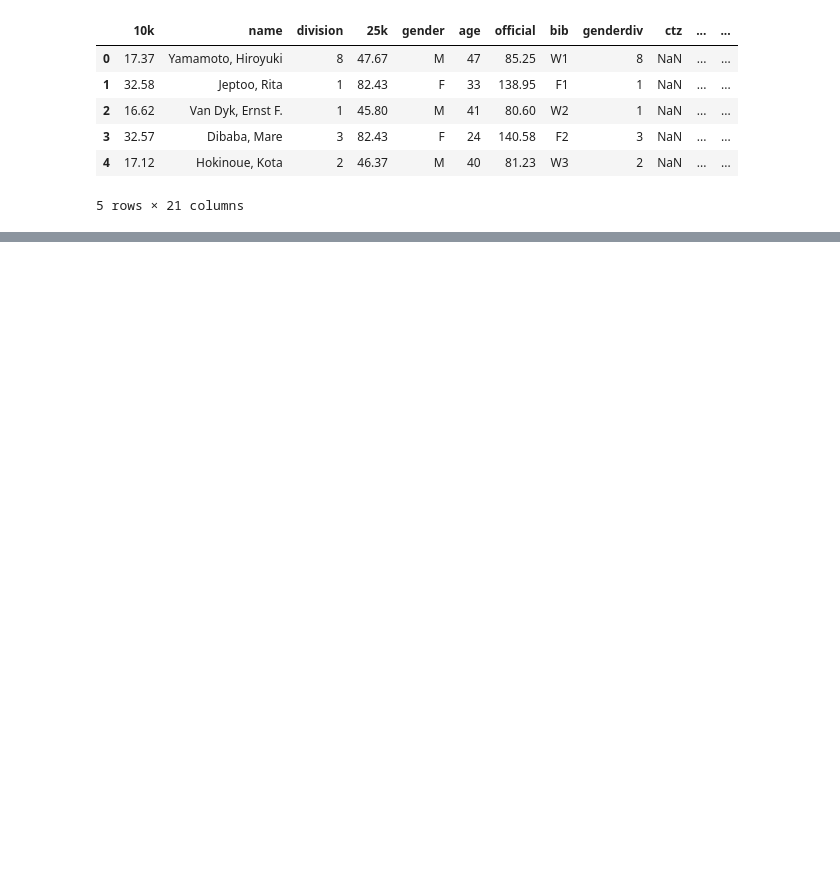
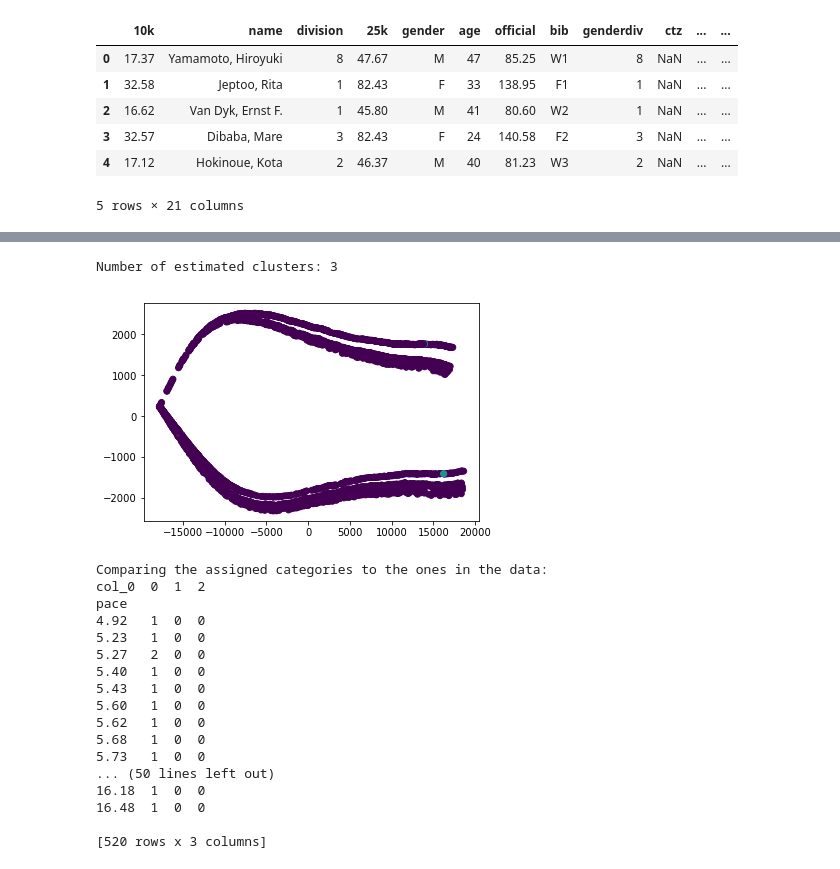
Before and after one commit to Schmidt8181/UnsupervisedLearning, a Jupyter notebook: BostonMarathon.ipynb, the cells around one changed output, grey strips where cells are left out. Drawn from its saved outputs; the diff is of its cells as text; code cells hidden in the pictures; blank space fills up the shorter version.

```diff
--- a/BostonMarathon.ipynb
+++ b/BostonMarathon.ipynb
@@ -12,8 +12,8 @@ from sklearn.decomposition import PCA
 %matplotlib inline
 # %%
 data_path = ("https://raw.githubusercontent.com/llimllib/bostonmarathon/master/results/2014/results.csv")
-df = pd.read_csv(data_path)
-df.head()
+boston = pd.read_csv(data_path)
+boston.head()
 # %% [output]
 |  | 10k | name | division | 25k | gender | age | official | bib | genderdiv | ctz | ... | ... |
 | 0 | 17.37 | Yamamoto, Hiroyuki | 8 | 47.67 | M | 47 | 85.25 | W1 | 8 | NaN | ... | ... |
@@ -24,0 +161,6 @@ df.head()
+# %%
+# Make X and Y here
+# all the other examples for clustering don't have cat variables without numerical values
+X = boston.iloc[:, [0,2,3,5,6,8,9,10,12,13,14,15,18]]
+y = boston.iloc[:, 11]
+# don't know if y needs to be binary...
@@ -24,0 +178,56 @@ df.head()
+# %%
+# Mean Shift!
+bandwidth = estimate_bandwidth(X_train, quantile=0.2, n_samples=500)
+
+# Declare and fit the model.
+ms = MeanShift(bandwidth=bandwidth, bin_seeding=True)
+ms.fit(X_train)
+
+# Extract cluster assignments for each data point.
+labels = ms.labels_
+
+# Coordinates of the cluster centers.
+cluster_centers = ms.cluster_centers_
+
+# Count our clusters.
+n_clusters_ = len(np.unique(labels))
+
+print("Number of estimated clusters: {}".format(n_clusters_))
+# %% [output]
+Number of estimated clusters: 3
+# %%
+# We think we know we're looking for three clusters.
+n_clusters=3
+
+# Declare and fit the model.
+sc = SpectralClustering(n_clusters=n_clusters)
+sc.fit(X_train)
+
+#Predicted clusters.
+predict=sc.fit_predict(X_train)
+
+#Graph results.
+plt.scatter(X_train[:, 0], X_train[:, 1], c=predict)
+plt.show()
+
+print('Comparing the assigned categories to the ones in the data:')
+print(pd.crosstab(y_train,predict))
+# %% [output]
+[figure, added]
+Comparing the assigned categories to the ones in the data:
+col_0  0  1  2
+pace
+4.92   1  0  0
+5.23   1  0  0
+5.27   2  0  0
+5.40   1  0  0
+5.43   1  0  0
+5.60   1  0  0
+5.62   1  0  0
+5.68   1  0  0
+5.73   1  0  0
+... (50 lines left out)
+16.18  1  0  0
+16.48  1  0  0
+
+[520 rows x 3 columns]
```
Also changed, not shown: parts of 12 cells of this notebook.
